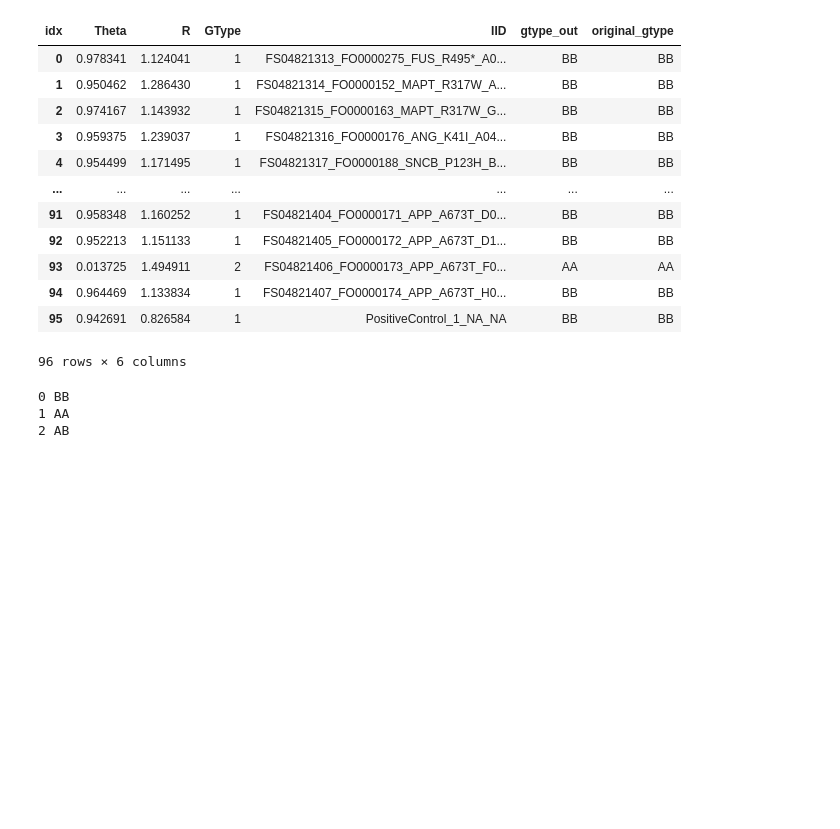
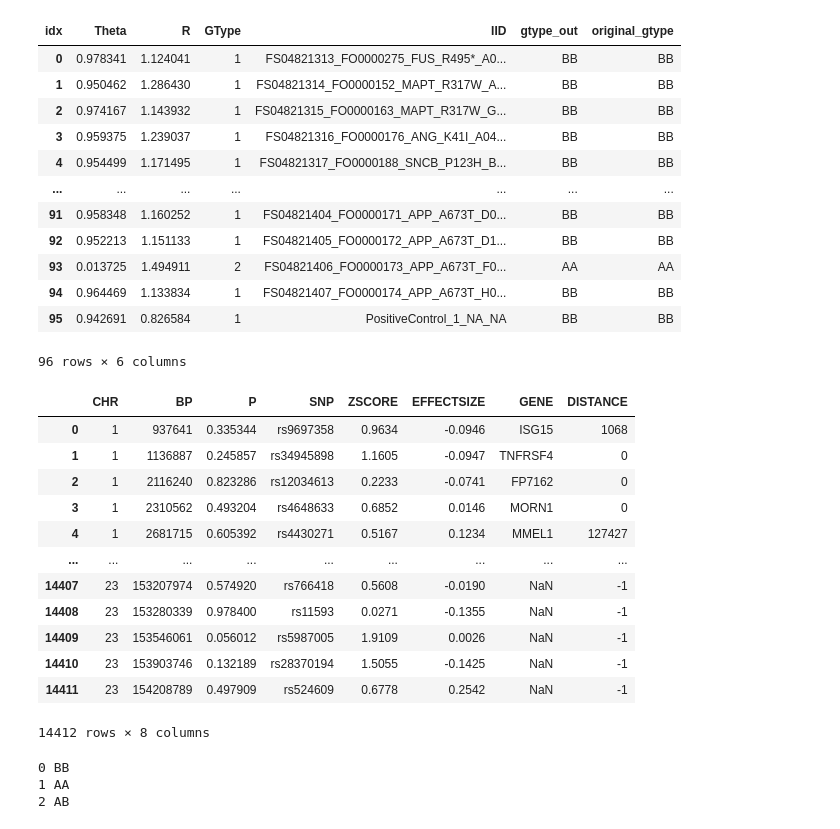
Before and after one commit to dvitale199/ClusterBuster, a Jupyter notebook: ClusterBuster_testing.ipynb, the cells around one changed output. Cells and saved outputs as stored; diff of their text form; code cells hidden in the pictures; blank space fills up the shorter version.

```diff
--- a/ClusterBuster_testing.ipynb
+++ b/ClusterBuster_testing.ipynb
@@ -265,6 +331,23 @@ df_ancestry_counts.to_csv('data/df_ancestry_counts.csv', index=False)
 df_ancestry_labels.to_csv('data/df_ancestry_labels.csv', index=False)
 df_projected_pcs.to_csv('data/df_projected_pcs.csv',index=False)
 df_ref_pcs.to_csv('data/df_ref_pcs.csv', index=False)
+# %%
+ gwas = pd.read_csv('https://raw.githubusercontent.com/plotly/dash-bio-docs-files/master/manhattan_data.csv')
+ gwas
+# %% [output]
+|  | CHR | BP | P | SNP | ZSCORE | EFFECTSIZE | GENE | DISTANCE |
+| 0 | 1 | 937641 | 0.335344 | rs9697358 | 0.9634 | -0.0946 | ISG15 | 1068 |
+| 1 | 1 | 1136887 | 0.245857 | rs34945898 | 1.1605 | -0.0947 | TNFRSF4 | 0 |
+| 2 | 1 | 2116240 | 0.823286 | rs12034613 | 0.2233 | -0.0741 | FP7162 | 0 |
+| 3 | 1 | 2310562 | 0.493204 | rs4648633 | 0.6852 | 0.0146 | MORN1 | 0 |
+| 4 | 1 | 2681715 | 0.605392 | rs4430271 | 0.5167 | 0.1234 | MMEL1 | 127427 |
+| ... | ... | ... | ... | ... | ... | ... | ... | ... |
+| 14407 | 23 | 153207974 | 0.574920 | rs766418 | 0.5608 | -0.0190 | NaN | -1 |
+| 14408 | 23 | 153280339 | 0.978400 | rs11593 | 0.0271 | -0.1355 | NaN | -1 |
+| 14409 | 23 | 153546061 | 0.056012 | rs5987005 | 1.9109 | 0.0026 | NaN | -1 |
+| 14410 | 23 | 153903746 | 0.132189 | rs28370194 | 1.5055 | -0.1425 | NaN | -1 |
+| 14411 | 23 | 154208789 | 0.497909 | rs524609 | 0.6778 | 0.2542 | NaN | -1 |
+14412 rows × 8 columns
 # %%
 import plotly.graph_objects as go
 
```
Also changed, not shown: parts of 15 cells of this notebook, 3 other files.
